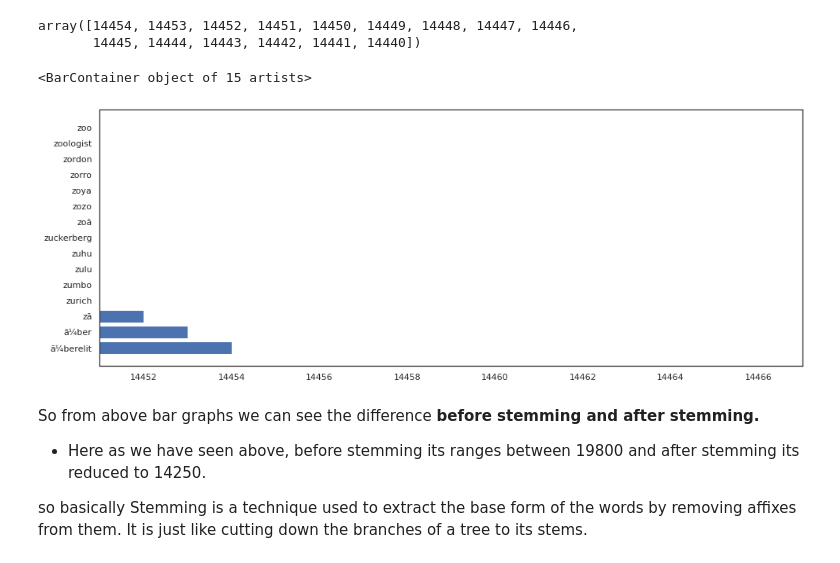
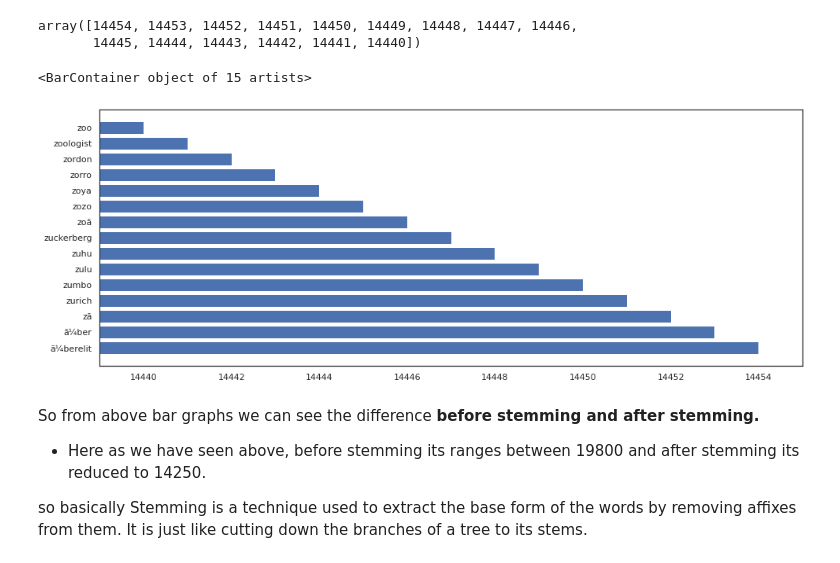
Before and after one commit to kanika214/kanika214-NETFLIX-MOVIES-AND-TV-SHOWS-CLUSTERING, a Jupyter notebook: NETFLIX_MOVIES_AND_TV_SHOWS_CLUSTERING_kanika_raj.ipynb, the cells around one changed output. Saved outputs shown, nothing was run; the diff lists cells and outputs as text; code cells hidden in the pictures.

```diff
--- a/NETFLIX_MOVIES_AND_TV_SHOWS_CLUSTERING_kanika_raj.ipynb
+++ b/NETFLIX_MOVIES_AND_TV_SHOWS_CLUSTERING_kanika_raj.ipynb
@@ -1557,11 +1558,11 @@ array([14454, 14453, 14452, 14451, 14450, 14449, 14448, 14447, 14446,
 # %%
 #bar plot for top 15 most occured words after stemming
 plt.figure( figsize = ( 16,6 ))
-plt.xlim(14451, 14467)
+plt.xlim(14439, 14455)
 plt.barh(top15_most_occurred_words , top15_most_occurred_words_count )
 # %% [output]
 <BarContainer object of 15 artists>
-[figure, old version]
+[figure, new version]
 # %% [markdown]
 So from above bar graphs we can see the difference **before stemming and after stemming.**
 * Here as we have seen above, before stemming its ranges between 19800 and after stemming its reduced to 14250.
```
Also changed, not shown: parts of 14 cells of this notebook.
